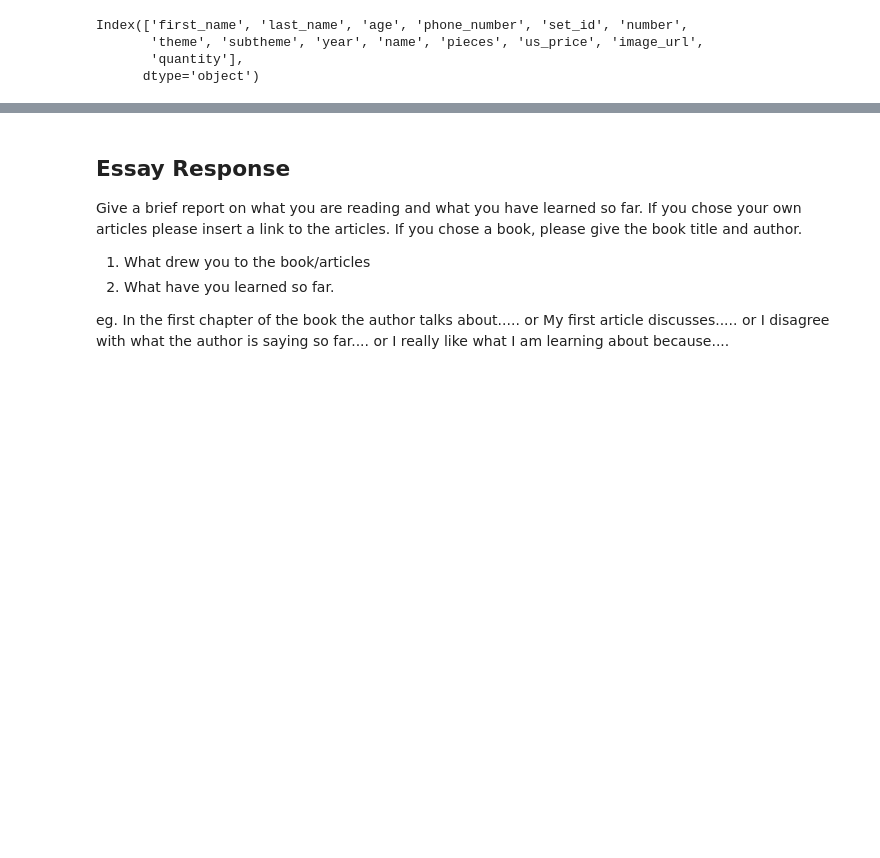
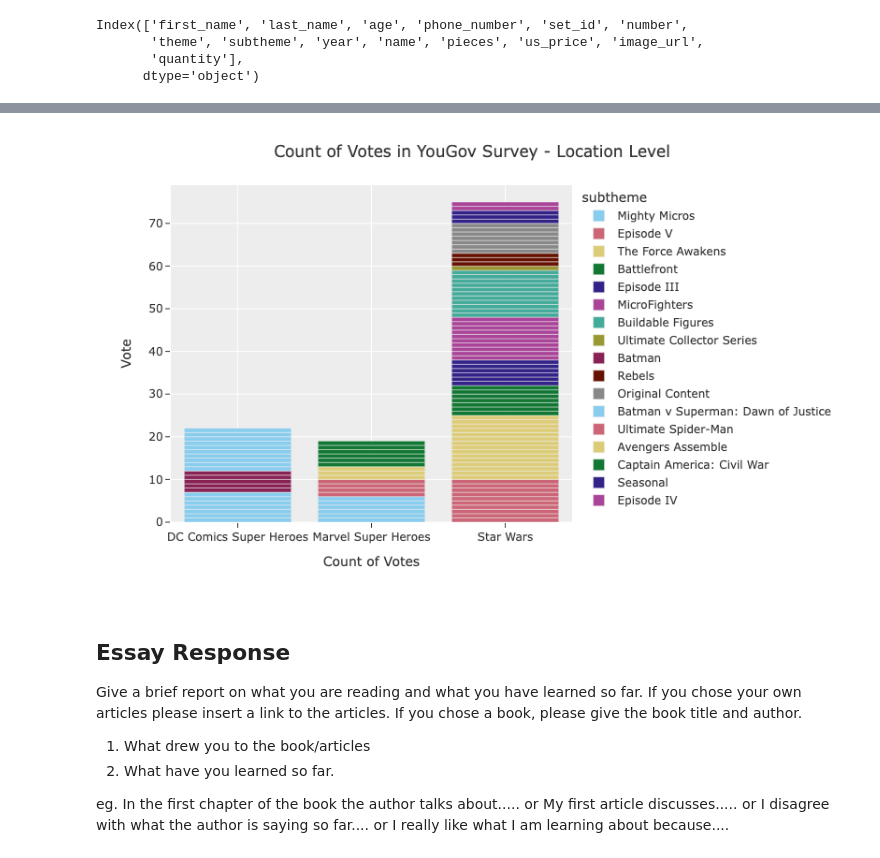
Before and after one commit to sophiamagcale/Day11, a Jupyter notebook: Day11-HW.ipynb, the cells around one changed output, grey strips where cells are left out. Cells and saved outputs as stored; diff of their text form; code cells hidden in the pictures; blank space fills up the shorter version.

```diff
--- a/Day11-HW.ipynb
+++ b/Day11-HW.ipynb
@@ -597,0 +612,4 @@ show(DF10)
+# %%
+mask10 = (DF['theme']=='DC Comics Super Heroes') | (DF['theme']=='Star Wars') | (DF['theme']=='Marvel Super Heroes')
+DFthemes = DF[mask10]
+show(DFthemes)
@@ -598,3 +619,19 @@ show(DF10)
+# %%
+fig = px.bar(DFthemes,x='theme',
+             color='subtheme',
+             color_discrete_sequence=px.colors.qualitative.Safe)
+
+fig.update_layout(title='Count of Votes in YouGov Survey - Location Level',
+                  xaxis_title="Count of Votes",
+                  yaxis_title="Vote",
+                  template='ggplot2',
+                  autosize=False,
+                  width=800,
+                  height=500)
+
+fig.show()
+# %% [output]
+[figure, added]
 # %% [markdown]
 ## Essay Response
 
```
Also changed, not shown: parts of 13 cells of this notebook.
